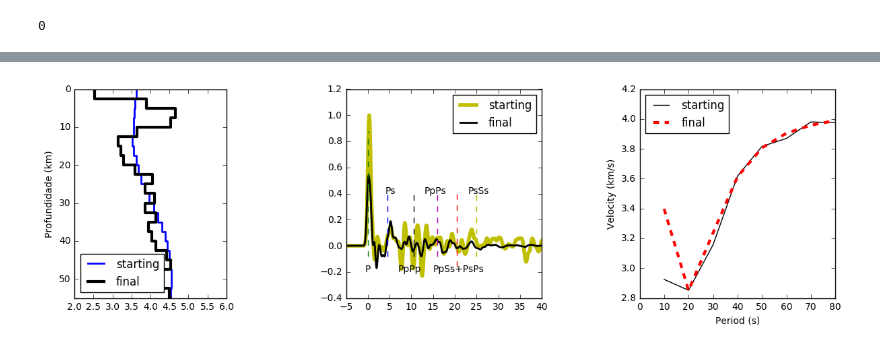
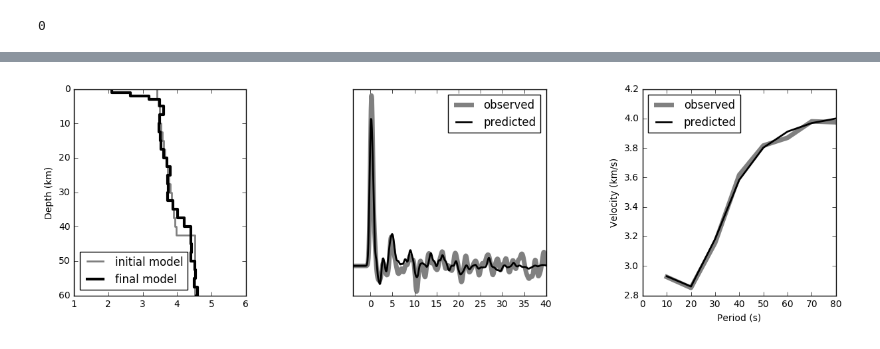
Before and after one commit to dIOGOLOC/Projeto-Doutorado, a Jupyter notebook: Joint Inversion.ipynb, the cells around one changed output, grey strips where cells are left out. Drawn from its saved outputs; the diff is of its cells as text; code cells hidden in the pictures.

```diff
--- a/Joint Inversion.ipynb
+++ b/Joint Inversion.ipynb
@@ -102,3 +248,22 @@ group_ray_25 = np.genfromtxt('/home/diogo/dados_doutorado/parnaiba_basin/redeBP-
+# %%
+RF_0_1 = op.read('/home/diogo/dados_doutorado/parnaiba_basin/redeBP-UK/joint_inversion/gcarc_30_1.0/'+STA1+'/*eqr')
+RF_1 = op.read('/home/diogo/dados_doutorado/parnaiba_basin/redeBP-UK/joint_inversion/gcarc_30_1.0/'+STA1+'/syn.9.rftn')
+
+RF_0_25 = op.read('/home/diogo/dados_doutorado/parnaiba_basin/redeBP-UK/joint_inversion/gcarc_30_2.5/'+STA1+'/*eqr')
+RF_25 = op.read('/home/diogo/dados_doutorado/parnaiba_basin/redeBP-UK/joint_inversion/gcarc_30_2.5/'+STA1+'/syn.9.rftn')
+# %%
+group_ray_periods_0_1 = np.genfromtxt('/home/diogo/dados_doutorado/parnaiba_basin/redeBP-UK/joint_inversion/gcarc_30_1.0/'+STA1+'/urayl.txt')[:,0]
+group_ray_0_1 = np.genfromtxt('/home/diogo/dados_doutorado/parnaiba_basin/redeBP-UK/joint_inversion/gcarc_30_1.0/'+STA1+'/urayl.txt')[:,1]
+
+group_ray_periods_1 =  np.genfromtxt('/home/diogo/dados_doutorado/parnaiba_basin/redeBP-UK/joint_inversion/gcarc_30_1.0/'+STA1+'/syn_9ur.txt')[:,0]
+group_ray_1 = np.genfromtxt('/home/diogo/dados_doutorado/parnaiba_basin/redeBP-UK/joint_inversion/gcarc_30_1.0/'+STA1+'/syn_9ur.txt')[:,1]
+
+
+group_ray_periods_0_25 = np.genfromtxt('/home/diogo/dados_doutorado/parnaiba_basin/redeBP-UK/joint_inversion/gcarc_30_2.5/'+STA1+'/urayl.txt')[:,0]
+group_ray_0_25 = np.genfromtxt('/home/diogo/dados_doutorado/parnaiba_basin/redeBP-UK/joint_inversion/gcarc_30_2.5/'+STA1+'/urayl.txt')[:,1]
+
+group_ray_periods_25 =  np.genfromtxt('/home/diogo/dados_doutorado/parnaiba_basin/redeBP-UK/joint_inversion/gcarc_30_2.5/'+STA1+'/syn_9ur.txt')[:,0]
+group_ray_25 = np.genfromtxt('/home/diogo/dados_doutorado/parnaiba_basin/redeBP-UK/joint_inversion/gcarc_30_2.5/'+STA1+'/syn_9ur.txt')[:,1]
 # %%
 fig = plt.figure(figsize = (12,4),facecolor='white')
 
@@ -148,44 +316,33 @@ fig.savefig('/home/diogo/dados_doutorado/parnaiba_basin/redeBP-UK/joint_inversio
 # %%
 fig = plt.figure(figsize = (15,4),facecolor='white')
 
 gs1 = gridspec.GridSpec(1,3)
 gs1.update(wspace=0.5, hspace=1)
 
 ax2 = plt.subplot(gs1[0,0])
-ax2.step(vs_0_25,prof_0_25,'b',lw= 2, where='post',label='starting')
-ax2.step(vs_25,prof_25,'k',lw= 3, where='post',label='final')
-ax2.set_ylabel('Profundidade (km)')
+ax2.step(vs_0_25,prof_0_25,'grey',lw= 2, where='post',label='initial model')
+ax2.step(vs_25,prof_25,'k',lw= 3, where='post',label='final model')
+ax2.set_ylabel('Depth (km)')
 ax2.legend()
-ax2.set_xlim([2,6])
-ax2.set_ylim([55,0])
+ax2.set_xlim([1,6])
+ax2.set_ylim([60,0])
 ax2.set_aspect(0.1)
-ax2.legend(loc=0)
+ax2.legend(loc=3)
 
 ax4 = plt.subplot(gs1[0,1])
-ax4.plot(RF_0_25[0].times()-10,RF_0_25[0].data,'y',lw=4,label='starting')
-ax4.plot(RF_25[0].times()-10,RF_25[0].data,'k',lw=2,label='final')
-ax4.axvline(x=0, ymin=0.2, ymax=0.8, ls='dashed',c='g')
-ax4.text(-0.6, -0.2, 'P')
-ax4.axvline(x=4.5, ymin=0.2, ymax=0.5, ls='dashed',c='b')
-ax4.text(4,0.4, 'Ps')
-ax4.axvline(x=10.5, ymin=0.2, ymax=0.5, ls='dashed',c='k')
-ax4.text(7, -0.2, 'PpPp')
-ax4.axvline(x=16, ymin=0.2, ymax=0.5, ls='dashed',c='m')
-ax4.text(13, 0.4, 'PpPs')
-ax4.axvline(x=20.5, ymin=0.15, ymax=0.5, ls='dashed',c='r')
-ax4.text(15, -0.2, 'PpSs+PsPs')
-ax4.axvline(x=25, ymin=0.2, ymax=0.5, ls='dashed',c='y')
-ax4.text(23, 0.4, 'PsSs')
-ax4.set_xlim(-5,40)
+ax4.plot(RF_0_25[0].times()-10,RF_0_25[0].data,'grey',lw=5,label='observed')
+ax4.plot(RF_25[0].times()-10,RF_25[0].data,'k',lw=2,label='predicted')
+ax4.set_xlim(-4,40)
+ax4.set_yticks([])
 ax4.legend(loc=0)
 
 ax6 = plt.subplot(gs1[0,2])
-ax6.plot(group_ray_periods_0_25,group_ray_0_25,'k',lw=1, label='starting')
-ax6.plot(group_ray_periods_25,group_ray_25,'--r',lw=3,label='final')
+ax6.plot(group_ray_periods_0_25,group_ray_0_25,'grey',lw=5, label='observed')
+ax6.plot(group_ray_periods_25,group_ray_25,'k',lw=2,label='predicted')
 ax6.set_xlabel('Period (s)')
 ax6.set_ylabel('Velocity (km/s)')
 ax6.set_xlim(0,80)
 ax6.legend(loc=0)
-fig.savefig('/home/diogo/dados_doutorado/parnaiba_basin/redeBP-UK/joint_inversion/gcarc_30_2.5/'+STA[z]+'/joint_inversion.png')
+fig.savefig('/home/diogo/dados_doutorado/parnaiba_basin/redeBP-UK/joint_inversion/gcarc_30_2.5/'+STA1+'/joint_inversion.png')
 # %% [output]
-[figure, old version]
+[figure, new version]
```
Also changed, not shown: parts of 17 cells of this notebook, 25 other files.
